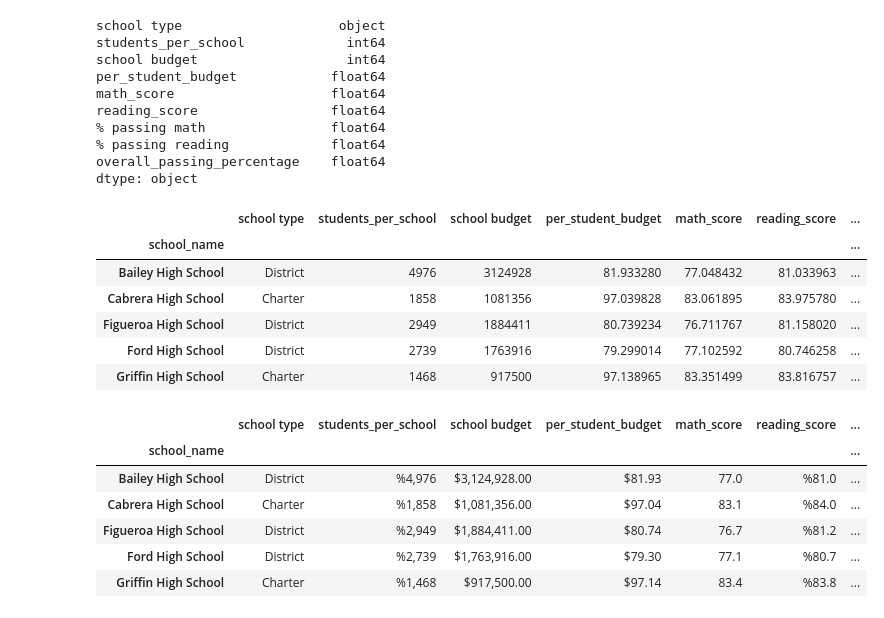
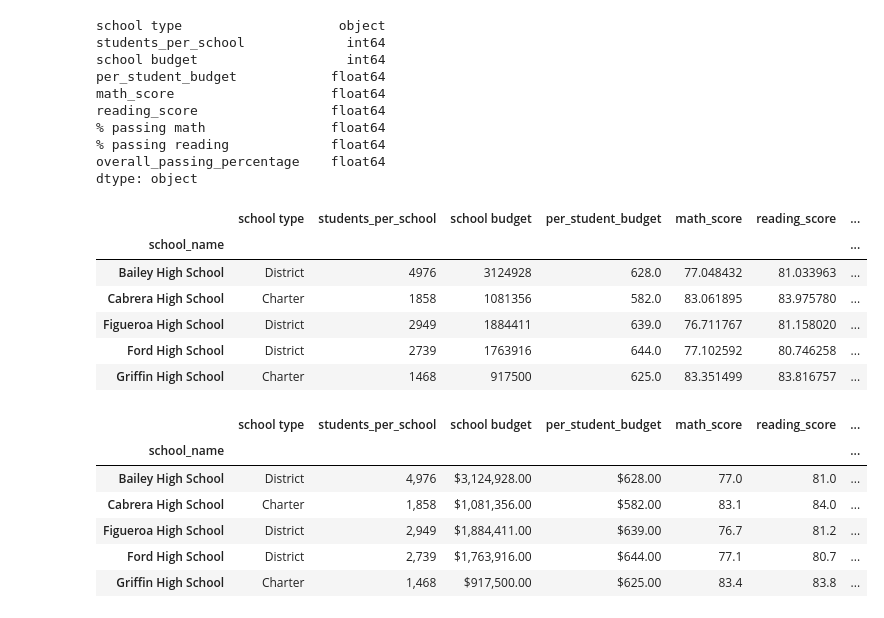
Before and after one commit to ccwillmore/School_District_Analysis, a Jupyter notebook: PyCitySchools.ipynb, the cells around one changed output. Cells and saved outputs as stored; diff of their text form; code cells hidden in the pictures.

```diff
--- a/PyCitySchools.ipynb
+++ b/PyCitySchools.ipynb
@@ -537,7 +537,7 @@ per_school_data_summary_df['overall_passing_percentage'] = per_school_data_summa
 per_school_data_summary_df['% passing math'] = per_school_data_summary_df['students_passed_math'] / per_school_data_summary_df['students_per_school']*100
 per_school_data_summary_df['% passing reading'] = per_school_data_summary_df['students_passed_reading'] / per_school_data_summary_df['students_per_school']*100
 
-per_school_data_summary_df['per_student_budget'] = per_school_data_summary_df['students_passed_reading'] / per_school_data_summary_df['students_per_school']*100
+per_school_data_summary_df['per_student_budget'] = per_school_data_summary_df['school budget'] / per_school_data_summary_df['students_per_school']
 per_school_data_summary_df.head()
 # %% [output]
 |  | reading_score | math_score | students_passed_math | students_passed_reading | students_passing_both | ... |
@@ -579,23 +579,23 @@ per_school_data_summary_format_df.head()
 # %% [output]
 |  | school type | students_per_school | school budget | per_student_budget | math_score | reading_score | ... |
 | school_name |  |  |  |  |  |  | ... |
-| Bailey High School | District | 4976 | 3124928 | 81.933280 | 77.048432 | 81.033963 | ... |
-| Cabrera High School | Charter | 1858 | 1081356 | 97.039828 | 83.061895 | 83.975780 | ... |
-| Figueroa High School | District | 2949 | 1884411 | 80.739234 | 76.711767 | 81.158020 | ... |
-| Ford High School | District | 2739 | 1763916 | 79.299014 | 77.102592 | 80.746258 | ... |
-| Griffin High School | Charter | 1468 | 917500 | 97.138965 | 83.351499 | 83.816757 | ... |
+| Bailey High School | District | 4976 | 3124928 | 628.0 | 77.048432 | 81.033963 | ... |
+| Cabrera High School | Charter | 1858 | 1081356 | 582.0 | 83.061895 | 83.975780 | ... |
+| Figueroa High School | District | 2949 | 1884411 | 639.0 | 76.711767 | 81.158020 | ... |
+| Ford High School | District | 2739 | 1763916 | 644.0 | 77.102592 | 80.746258 | ... |
+| Griffin High School | Charter | 1468 | 917500 | 625.0 | 83.351499 | 83.816757 | ... |
 # %%
-per_school_data_summary_format_df['students_per_school'] = per_school_data_summary_format_df['students_per_school'].map("%{:,.0f}".format)
+per_school_data_summary_format_df['students_per_school'] = per_school_data_summary_format_df['students_per_school'].map("{:,.0f}".format)
 per_school_data_summary_format_df['school budget'] = per_school_data_summary_format_df['school budget'].map("${:,.2f}".format)
 per_school_data_summary_format_df['math_score'] = per_school_data_summary_format_df['math_score'].map("{:,.1f}".format)
 per_school_data_summary_format_df['per_student_budget'] = per_school_data_summary_format_df['per_student_budget'].map("${:,.2f}".format)
-per_school_data_summary_format_df['reading_score'] = per_school_data_summary_format_df['reading_score'].map("%{:,.1f}".format)
+per_school_data_summary_format_df['reading_score'] = per_school_data_summary_format_df['reading_score'].map("{:,.1f}".format)
 per_school_data_summary_format_df.head()
 # %% [output]
 |  | school type | students_per_school | school budget | per_student_budget | math_score | reading_score | ... |
 | school_name |  |  |  |  |  |  | ... |
-| Bailey High School | District | %4,976 | $3,124,928.00 | $81.93 | 77.0 | %81.0 | ... |
-| Cabrera High School | Charter | %1,858 | $1,081,356.00 | $97.04 | 83.1 | %84.0 | ... |
-| Figueroa High School | District | %2,949 | $1,884,411.00 | $80.74 | 76.7 | %81.2 | ... |
-| Ford High School | District | %2,739 | $1,763,916.00 | $79.30 | 77.1 | %80.7 | ... |
-| Griffin High School | Charter | %1,468 | $917,500.00 | $97.14 | 83.4 | %83.8 | ... |
+| Bailey High School | District | 4,976 | $3,124,928.00 | $628.00 | 77.0 | 81.0 | ... |
+| Cabrera High School | Charter | 1,858 | $1,081,356.00 | $582.00 | 83.1 | 84.0 | ... |
+| Figueroa High School | District | 2,949 | $1,884,411.00 | $639.00 | 76.7 | 81.2 | ... |
+| Ford High School | District | 2,739 | $1,763,916.00 | $644.00 | 77.1 | 80.7 | ... |
+| Griffin High School | Charter | 1,468 | $917,500.00 | $625.00 | 83.4 | 83.8 | ... |
```
Also changed, not shown: parts of 3 cells of this notebook, 2 other files.
